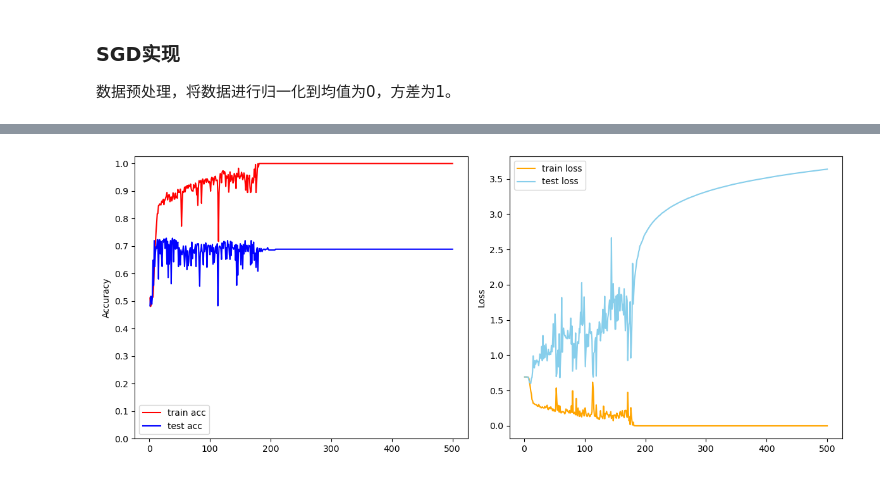
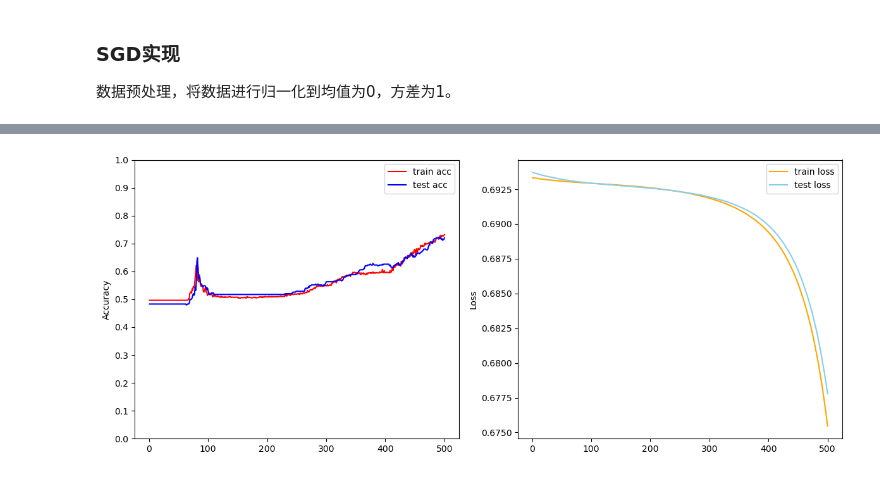
Before and after one commit to Diagle/bioinfo-dl-tutorial, a Jupyter notebook: docs/02PythonBasis/2.4、Torch/2.5.7 优化算法.ipynb, the cells around one changed output, grey strips where cells are left out. Saved outputs shown, nothing was run; the diff lists cells and outputs as text; code cells hidden in the pictures.

```diff
--- a/docs/02PythonBasis/2.4、Torch/2.5.7 优化算法.ipynb
+++ b/docs/02PythonBasis/2.4、Torch/2.5.7 优化算法.ipynb
@@ -725,7 +726,8 @@ test  loss:0.692877     test  acc:0.51714
 # %%
-batch_size = 16
+# 小批量随机梯度下降batch gradiant descent
+batch_size = 32
 dropout = 0
-lr = 5e-2
+lr = 5e-3
 epochs = 500
 net = MLP(features.shape[1], [512, 256, 64], 2, dropout)
 net.to(device=TryGpu())
@@ -758 +760 @@ test  loss:3.637765     test  acc:0.68857
-[figure, old version]
+[figure, new version]
```
Also changed, not shown: parts of 33 cells of this notebook, 5 other files.
